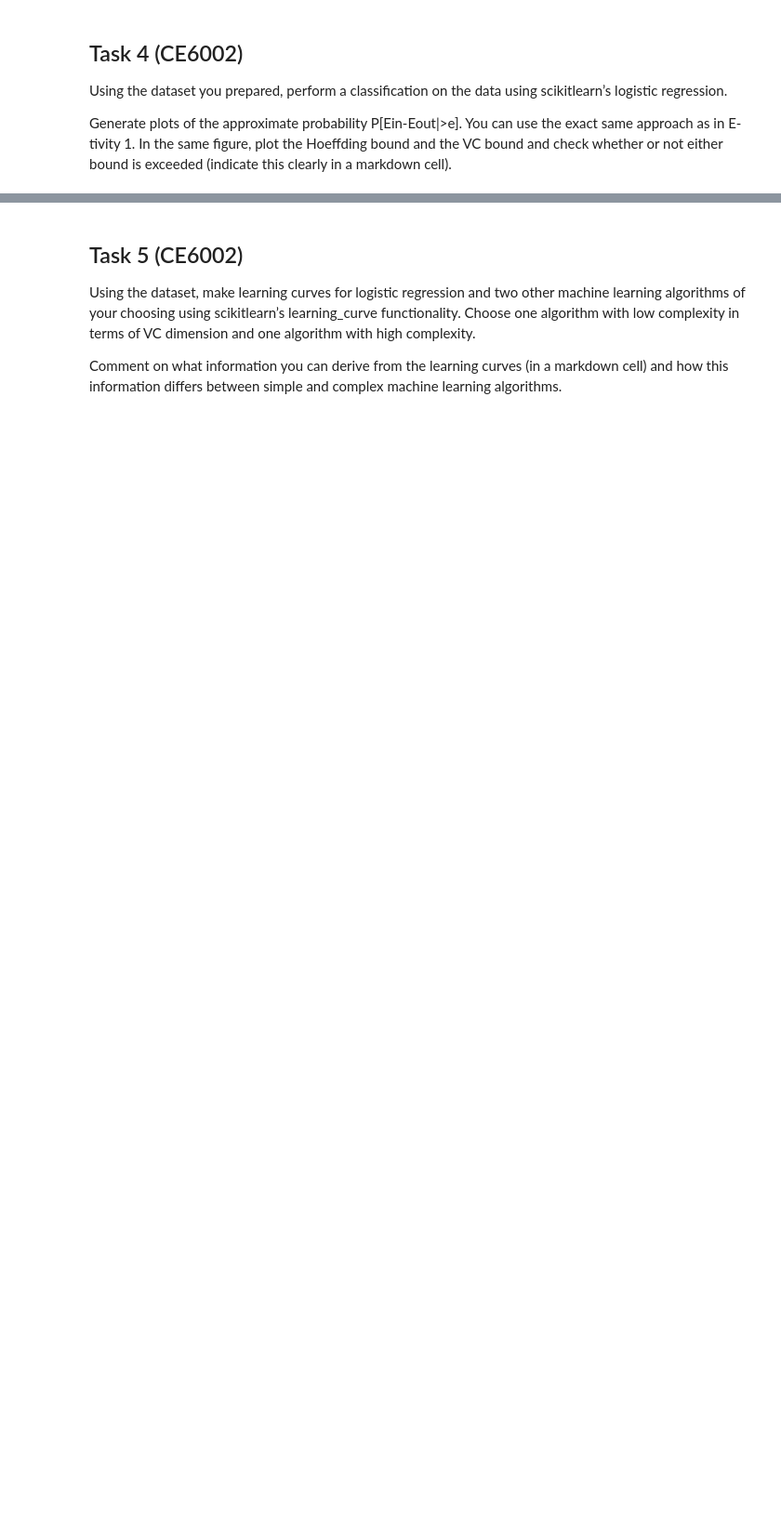
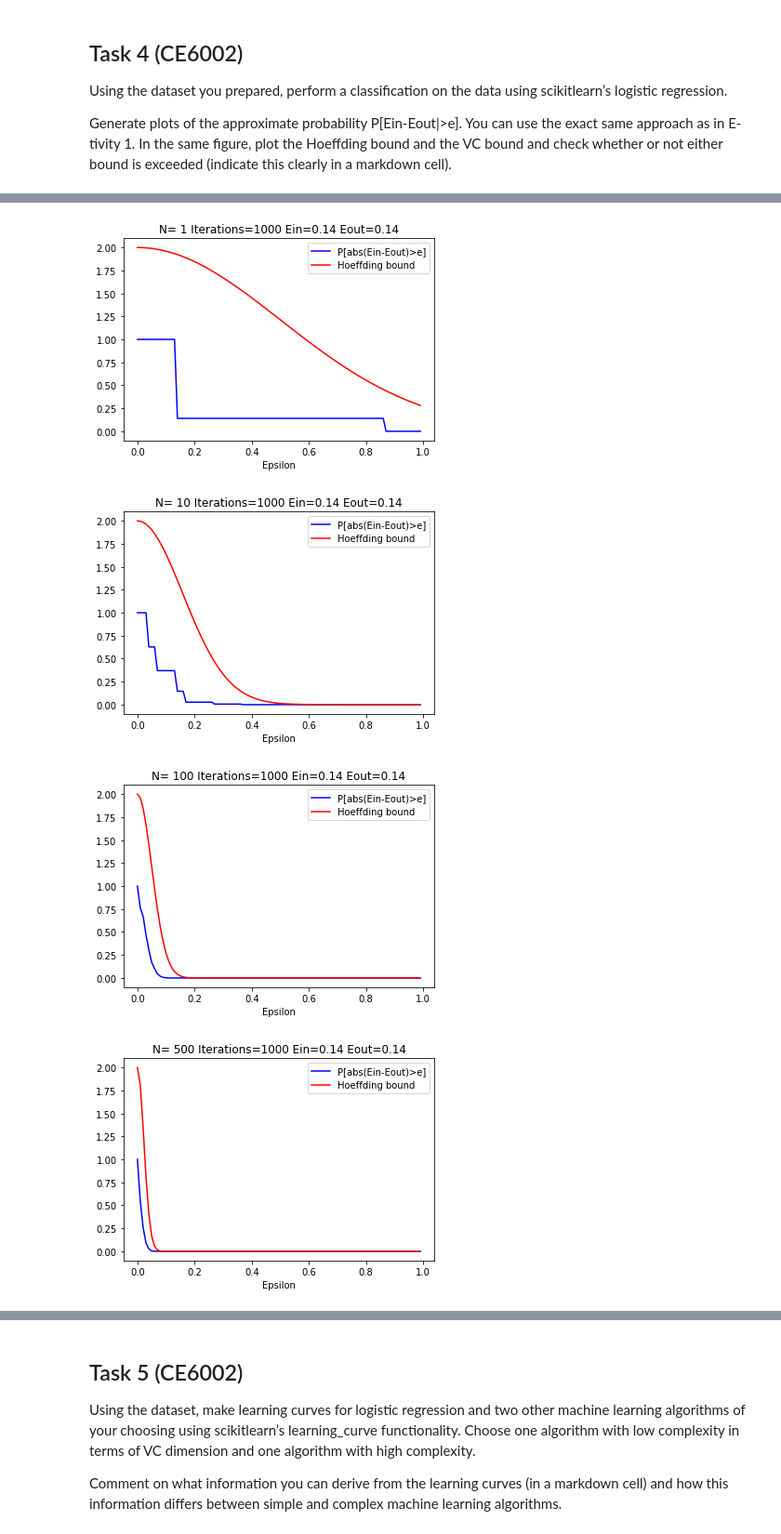
Before and after one commit to vipulpopat/MSCAI_Sem1_Etivity2, a Jupyter notebook: Etivity2_18195067.ipynb, the cells around one changed output, grey strips where cells are left out. Shown: that part at 93% size. Saved outputs shown, nothing was run; the diff lists cells and outputs as text; code cells hidden in the pictures; blank space fills up the shorter version.

Commit message:
added task4 and 5
Signed-off-by: Abhijit Sinha <18195067@studentmail.ul.ie>

```diff
--- a/Etivity2_18195067.ipynb
+++ b/Etivity2_18195067.ipynb
@@ -851,7 +777,7 @@ df['job'] = df['job'].replace(['management', 'admin.'], 'white-collar')
 # Pink collar include jobs in the beauty industry, nursing, teaching, secretarial work, waitressing, or child care.
 df['job'] = df['job'].replace(['services','housemaid'], 'pink-collar')
 
-df['job'] = df['job'].replace(['retired', 'student', 'unemployed', 'unknown'], 'other')
+df['job'] = df['job'].replace(['student', 'unemployed', 'unknown'], 'other')
 # %%
 # New Job value counts
 df.job.value_counts()
@@ -980,0 +917,19 @@ clf.score(X, y)
+# %%
+# Make Prediction on test data
+prediction = logistic_reg.predict(X_test)
+predict_proba = logistic_reg.predict_proba(X_test)
+
+# Ein on train data: 1 - log_reg_score(train)
+Ein = 1 - logistic_reg.score(X_train, y_train)
+
+# Eout on test data: 1 - log_reg_score(test)
+Eout = 1 - logistic_reg.score(X_test, y_test)
+
+print("Logistic Regression Performance:")
+print("**"*40)
+print("Ein:  {:.3f}".format(Ein))
+print("Eout: {:.3f}".format(Eout))
+
+print("**"*40)
+print('Accuracy on train data: {:.2f}'.format(logistic_reg.score(X_train, y_train)))
+print('Accuracy on test data: {:.2f}'.format(logistic_reg.score(X_test, y_test)))
@@ -980,0 +1018,10 @@ clf.score(X, y)
+# %%
+## Pass the weights for the chosen hypothesis and the dataset to a function
+# that will generate random datasets and plot the performance versus the Hoeffding bound
+
+run_experiment(X, y, logistic_reg, iterations=1000)
+# %% [output]
+[figure, added]
+[figure, added]
+[figure, added]
+[figure, added]
```
Also changed, not shown: parts of 64 cells of this notebook.
